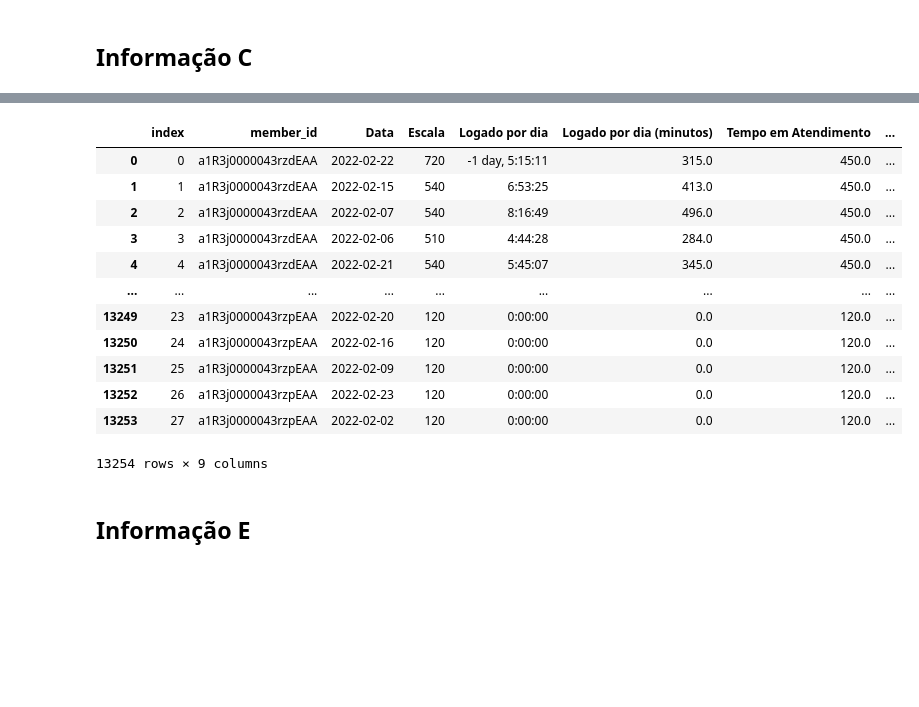
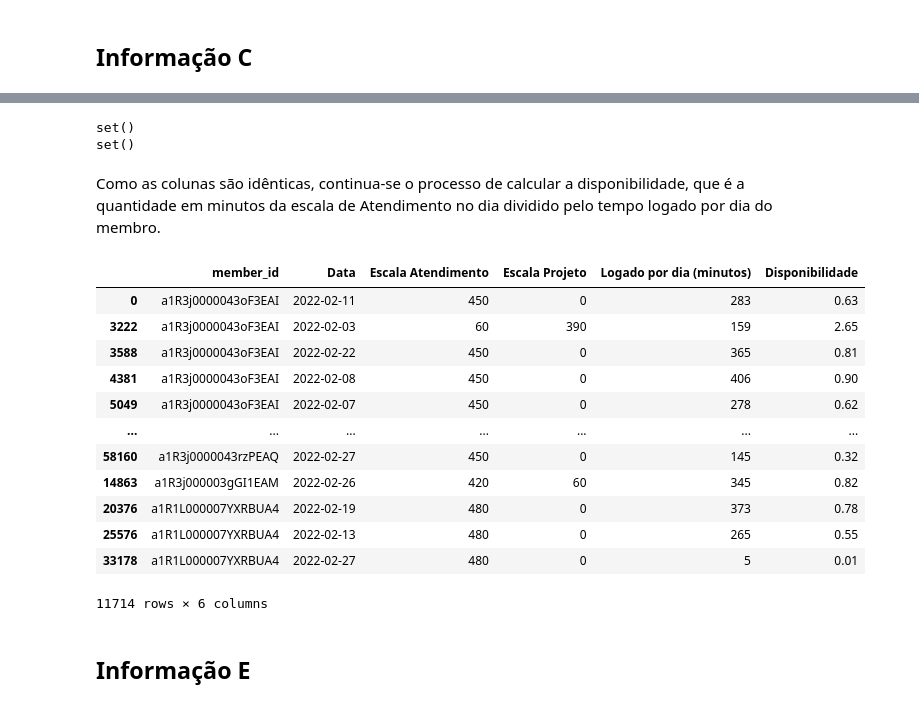
Before and after one commit to G-Moraes/projeto-disponibilidade, a Jupyter notebook: analise.ipynb, the cells around one changed output, grey strips where cells are left out. Drawn from its saved outputs; the diff is of its cells as text; code cells hidden in the pictures; blank space fills up the shorter version.

Commit message:
reorganizando informações, adicionando comentários

```diff
--- a/analise.ipynb
+++ b/analise.ipynb
@@ -220,2 +218,4 @@ relatorio
+# %%
+tabela_principal = pd.DataFrame()
 # %% [markdown]
 ## Informação A
@@ -287,2 +291,6 @@ df_atendimento
+# %%
+tabela_principal['member_id'] = df_atendimento['member_id']
+tabela_principal['Data'] = df_atendimento['Data']
+tabela_principal['Escala Atendimento'] = df_atendimento['escala_atendimento']
 # %% [markdown]
 ## Informação B
@@ -334,0 +473,34 @@ df_projeto
+# %%
+#itero sobre cada membro único no dataframe de disponibilidade
+for member in tabela_principal['member_id'].unique():
+
+    #dataframe auxiliar onde só contém as informações de cada membro específico
+    #do dataframe de disponibilidade
+    df_aux_disp = tabela_principal.loc[tabela_principal['member_id'] == member]
+
+    df_aux_logado = df_logado.loc[df_logado['member_id'] == member]
+
+    #itero sobre cada data no dataframe de disponibilidade de cada membro
+    for data in df_aux_disp['Data']:
+
+        dt_data = dt.datetime.strptime(data, "%Y-%m-%d").date()
+
+        #adiciono os minutos logados à tabela principal
+        #mesmo processo feito anteriormente
+        #caso a data esteja na lista de datas em que o membro logou
+        if(dt_data in list(df_aux_logado['Data'])):
+
+            df_aux_data_logado = df_aux_logado.loc[df_aux_logado['Data'] == dt_data]
+
+            tempo_logado = list(df_aux_data_logado['Logado por dia (minutos)'])[0]
+
+            #é adicionado os minutos logados do membro naquele dia no dataframe
+            index = df_aux_disp.loc[df_aux_disp['Data'] == data].index
+            tabela_principal.loc[index, 'Logado por dia (minutos)'] = tempo_logado
+
+        #se o membro não estiver logado naquela data
+        else:
+
+            #0 minutos são adicionados como logado naquela data
+            index = df_aux_disp.loc[df_aux_disp['Data'] == data].index
+            tabela_principal.loc[index, 'Logado por dia (minutos)'] = 0
@@ -560,21 +620,29 @@ df_disponibilidade
+# %%
+print(set(tabela_principal['member_id'].unique()) - set(df_disponibilidade['member_id'].unique()))
+
+print(set(tabela_principal['Escala Atendimento']) - set(df_disponibilidade['Escala']))
+# %% [output]
+set()
+set()
+# %% [markdown]
+Como as colunas são idênticas, continua-se o processo de calcular a disponibilidade, que é a quantidade em minutos da escala de Atendimento no dia dividido pelo tempo logado por dia do membro.
 # %%
 #é dividido o tempo logado pelo tempo logado por dia e adicionado essa informação ao dataframe
-df_disponibilidade['Disponibilidade'] = [float("{:.2f}".format(i / j)) if j > 0 else 0 for i, j in zip(df_disponibilidade['Logado por dia (minutos)'], df_disponibilidade['Escala'])]
-
-df_disponibilidade
+tabela_principal['Disponibilidade'] = [float("{:.2f}".format(i / j)) if j > 0 else 0 for i, j in zip(tabela_principal['Logado por dia (minutos)'], tabela_principal['Escala Atendimento'])]
+tabela_principal
 # %% [output]
-|  | index | member_id | Data | Escala | Logado por dia | Logado por dia (minutos) | Tempo em Atendimento | ... |
-| 0 | 0 | a1R3j0000043rzdEAA | 2022-02-22 | 720 | -1 day, 5:15:11 | 315.0 | 450.0 | ... |
-| 1 | 1 | a1R3j0000043rzdEAA | 2022-02-15 | 540 | 6:53:25 | 413.0 | 450.0 | ... |
-| 2 | 2 | a1R3j0000043rzdEAA | 2022-02-07 | 540 | 8:16:49 | 496.0 | 450.0 | ... |
-| 3 | 3 | a1R3j0000043rzdEAA | 2022-02-06 | 510 | 4:44:28 | 284.0 | 450.0 | ... |
-| 4 | 4 | a1R3j0000043rzdEAA | 2022-02-21 | 540 | 5:45:07 | 345.0 | 450.0 | ... |
-| ... | ... | ... | ... | ... | ... | ... | ... | ... |
-| 13249 | 23 | a1R3j0000043rzpEAA | 2022-02-20 | 120 | 0:00:00 | 0.0 | 120.0 | ... |
-| 13250 | 24 | a1R3j0000043rzpEAA | 2022-02-16 | 120 | 0:00:00 | 0.0 | 120.0 | ... |
-| 13251 | 25 | a1R3j0000043rzpEAA | 2022-02-09 | 120 | 0:00:00 | 0.0 | 120.0 | ... |
-| 13252 | 26 | a1R3j0000043rzpEAA | 2022-02-23 | 120 | 0:00:00 | 0.0 | 120.0 | ... |
-| 13253 | 27 | a1R3j0000043rzpEAA | 2022-02-02 | 120 | 0:00:00 | 0.0 | 120.0 | ... |
+|  | member_id | Data | Escala Atendimento | Escala Projeto | Logado por dia (minutos) | Disponibilidade |
+| 0 | a1R3j0000043oF3EAI | 2022-02-11 | 450 | 0 | 283 | 0.63 |
+| 3222 | a1R3j0000043oF3EAI | 2022-02-03 | 60 | 390 | 159 | 2.65 |
+| 3588 | a1R3j0000043oF3EAI | 2022-02-22 | 450 | 0 | 365 | 0.81 |
+| 4381 | a1R3j0000043oF3EAI | 2022-02-08 | 450 | 0 | 406 | 0.90 |
+| 5049 | a1R3j0000043oF3EAI | 2022-02-07 | 450 | 0 | 278 | 0.62 |
+| ... | ... | ... | ... | ... | ... | ... |
+| 58160 | a1R3j0000043rzPEAQ | 2022-02-27 | 450 | 0 | 145 | 0.32 |
+| 14863 | a1R3j000003gGI1EAM | 2022-02-26 | 420 | 60 | 345 | 0.82 |
+| 20376 | a1R1L000007YXRBUA4 | 2022-02-19 | 480 | 0 | 373 | 0.78 |
+| 25576 | a1R1L000007YXRBUA4 | 2022-02-13 | 480 | 0 | 265 | 0.55 |
+| 33178 | a1R1L000007YXRBUA4 | 2022-02-27 | 480 | 0 | 5 | 0.01 |
-13254 rows × 9 columns
+11714 rows × 6 columns
 # %% [markdown]
 ## Informação E
```
Also changed, not shown: parts of 65 cells of this notebook.
